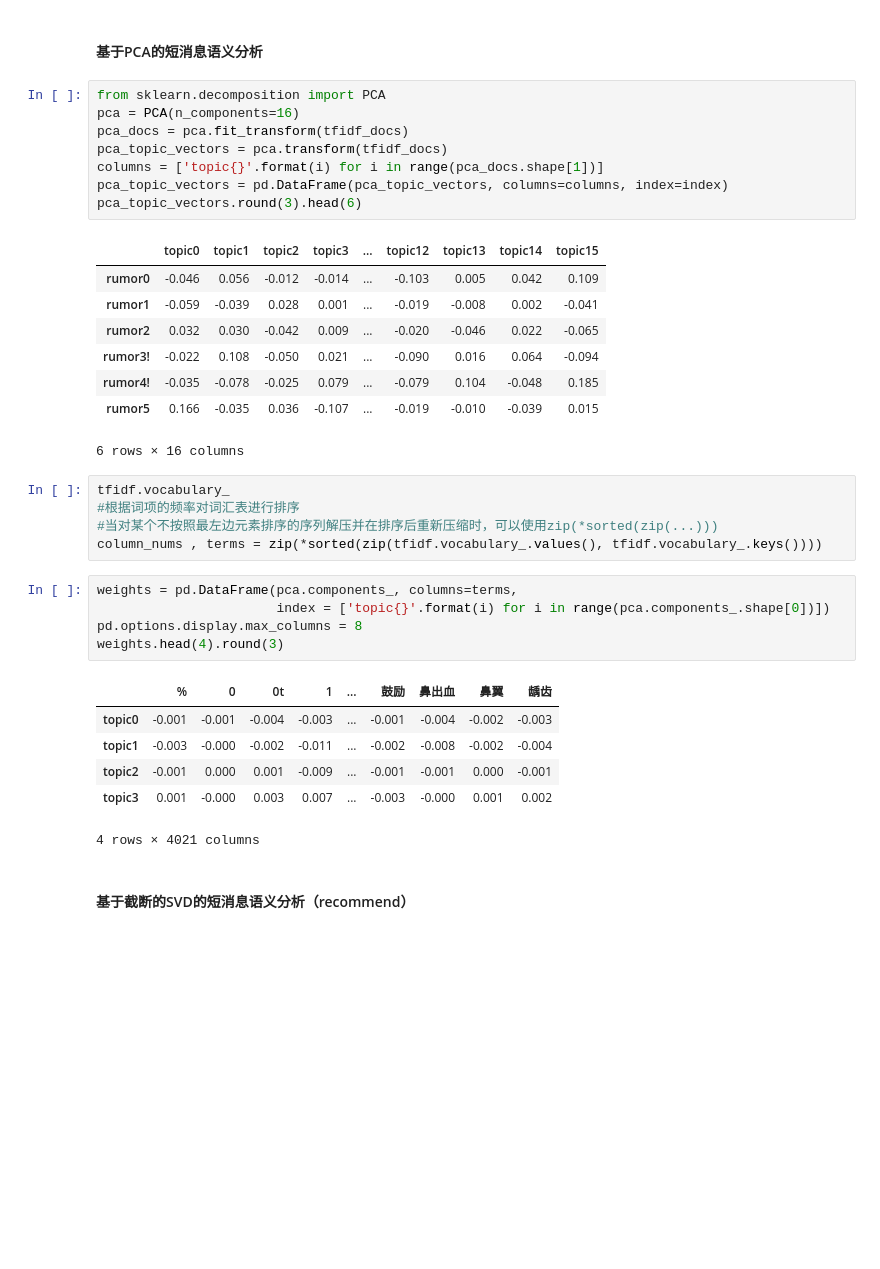
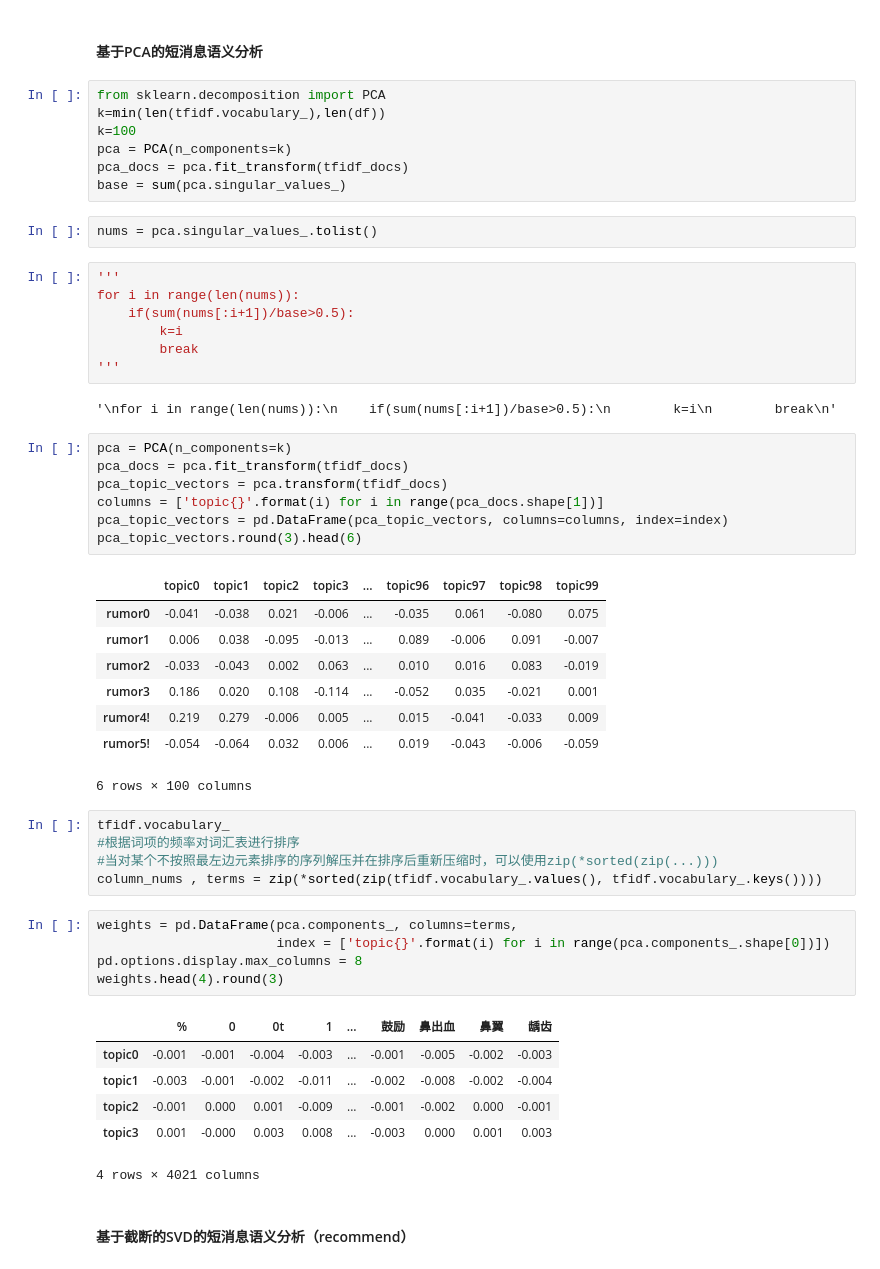
Before and after one commit to seydlitz2185/mynlpia, a Jupyter notebook: topic_analysis/pygp_topic_analysis_PCA.ipynb, the cells around one changed output. Saved outputs shown, nothing was run; the diff lists cells and outputs as text; blank space fills up the shorter version.

Commit message:
Update topic_analysis/pygp_topic_analysis_PCA: This is a good baseline

```diff
--- a/topic_analysis/pygp_topic_analysis_PCA.ipynb
+++ b/topic_analysis/pygp_topic_analysis_PCA.ipynb
@@ -76,23 +78,40 @@ df.rumor.sum()
 330
 # %% [markdown]
 #### 基于PCA的短消息语义分析
+# %%
+from sklearn.decomposition import PCA
+k=min(len(tfidf.vocabulary_),len(df))
+k=100
+pca = PCA(n_components=k)
+pca_docs = pca.fit_transform(tfidf_docs)
+base = sum(pca.singular_values_)
+# %%
+nums = pca.singular_values_.tolist()
+# %%
+'''
+for i in range(len(nums)):
+    if(sum(nums[:i+1])/base>0.5):
+        k=i
+        break
+'''
+# %% [output]
+'\nfor i in range(len(nums)):\n    if(sum(nums[:i+1])/base>0.5):\n        k=i\n        break\n'
 # %%
-from sklearn.decomposition import PCA
-pca = PCA(n_components=16)
+pca = PCA(n_components=k)
 pca_docs = pca.fit_transform(tfidf_docs)
 pca_topic_vectors = pca.transform(tfidf_docs)
 columns = ['topic{}'.format(i) for i in range(pca_docs.shape[1])]
 pca_topic_vectors = pd.DataFrame(pca_topic_vectors, columns=columns, index=index)
 pca_topic_vectors.round(3).head(6)
 # %% [output]
-|  | topic0 | topic1 | topic2 | topic3 | ... | topic12 | topic13 | topic14 | topic15 |
-| rumor0 | -0.046 | 0.056 | -0.012 | -0.014 | ... | -0.103 | 0.005 | 0.042 | 0.109 |
-| rumor1 | -0.059 | -0.039 | 0.028 | 0.001 | ... | -0.019 | -0.008 | 0.002 | -0.041 |
-| rumor2 | 0.032 | 0.030 | -0.042 | 0.009 | ... | -0.020 | -0.046 | 0.022 | -0.065 |
-| rumor3! | -0.022 | 0.108 | -0.050 | 0.021 | ... | -0.090 | 0.016 | 0.064 | -0.094 |
-| rumor4! | -0.035 | -0.078 | -0.025 | 0.079 | ... | -0.079 | 0.104 | -0.048 | 0.185 |
-| rumor5 | 0.166 | -0.035 | 0.036 | -0.107 | ... | -0.019 | -0.010 | -0.039 | 0.015 |
+|  | topic0 | topic1 | topic2 | topic3 | ... | topic96 | topic97 | topic98 | topic99 |
+| rumor0 | -0.041 | -0.038 | 0.021 | -0.006 | ... | -0.035 | 0.061 | -0.080 | 0.075 |
+| rumor1 | 0.006 | 0.038 | -0.095 | -0.013 | ... | 0.089 | -0.006 | 0.091 | -0.007 |
+| rumor2 | -0.033 | -0.043 | 0.002 | 0.063 | ... | 0.010 | 0.016 | 0.083 | -0.019 |
+| rumor3 | 0.186 | 0.020 | 0.108 | -0.114 | ... | -0.052 | 0.035 | -0.021 | 0.001 |
+| rumor4! | 0.219 | 0.279 | -0.006 | 0.005 | ... | 0.015 | -0.041 | -0.033 | 0.009 |
+| rumor5! | -0.054 | -0.064 | 0.032 | 0.006 | ... | 0.019 | -0.043 | -0.006 | -0.059 |
-6 rows × 16 columns
+6 rows × 100 columns
 # %%
 tfidf.vocabulary_
 #根据词项的频率对词汇表进行排序
@@ -105,10 +124,10 @@ pd.options.display.max_columns = 8
 weights.head(4).round(3)
 # %% [output]
 |  | % | 0 | 0t | 1 | ... | 鼓励 | 鼻出血 | 鼻翼 | 龋齿 |
-| topic0 | -0.001 | -0.001 | -0.004 | -0.003 | ... | -0.001 | -0.004 | -0.002 | -0.003 |
-| topic1 | -0.003 | -0.000 | -0.002 | -0.011 | ... | -0.002 | -0.008 | -0.002 | -0.004 |
-| topic2 | -0.001 | 0.000 | 0.001 | -0.009 | ... | -0.001 | -0.001 | 0.000 | -0.001 |
-| topic3 | 0.001 | -0.000 | 0.003 | 0.007 | ... | -0.003 | -0.000 | 0.001 | 0.002 |
+| topic0 | -0.001 | -0.001 | -0.004 | -0.003 | ... | -0.001 | -0.005 | -0.002 | -0.003 |
+| topic1 | -0.003 | -0.001 | -0.002 | -0.011 | ... | -0.002 | -0.008 | -0.002 | -0.004 |
+| topic2 | -0.001 | 0.000 | 0.001 | -0.009 | ... | -0.001 | -0.002 | 0.000 | -0.001 |
+| topic3 | 0.001 | -0.000 | 0.003 | 0.008 | ... | -0.003 | 0.000 | 0.001 | 0.003 |
 4 rows × 4021 columns
 # %% [markdown]
 #### 基于截断的SVD的短消息语义分析（recommend）
```
Also changed, not shown: parts of 5 cells of this notebook, 2 other files.
